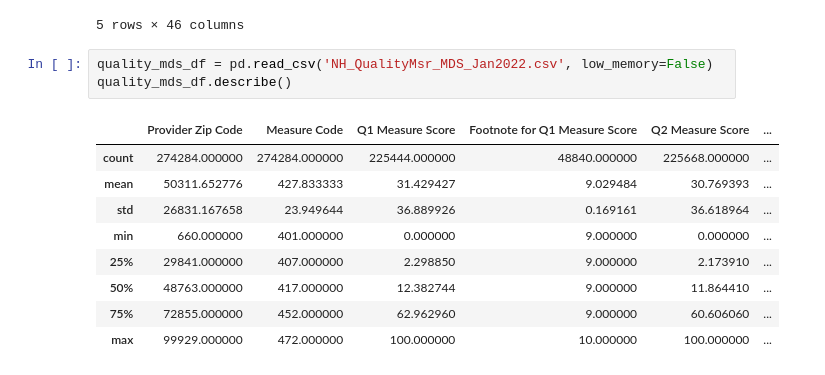
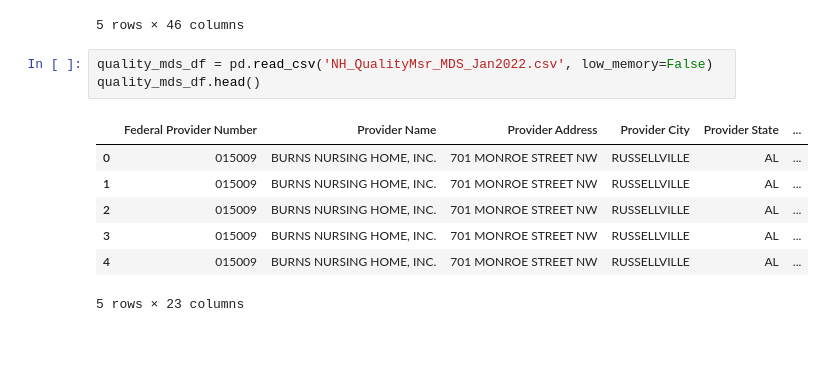
Before and after one commit to schledererj/cs6340-final-project, a Jupyter notebook: jim_sandbox.ipynb, the cells around one changed output. Saved outputs shown, nothing was run; the diff lists cells and outputs as text; blank space fills up the shorter version.

```diff
--- a/jim_sandbox.ipynb
+++ b/jim_sandbox.ipynb
@@ -34,14 +34,12 @@ state_averages_df.head()
 5 rows × 46 columns
 # %%
 quality_mds_df = pd.read_csv('NH_QualityMsr_MDS_Jan2022.csv', low_memory=False)
-quality_mds_df.describe()
+quality_mds_df.head()
 # %% [output]
-|  | Provider Zip Code | Measure Code | Q1 Measure Score | Footnote for Q1 Measure Score | Q2 Measure Score | ... |
-| count | 274284.000000 | 274284.000000 | 225444.000000 | 48840.000000 | 225668.000000 | ... |
-| mean | 50311.652776 | 427.833333 | 31.429427 | 9.029484 | 30.769393 | ... |
-| std | 26831.167658 | 23.949644 | 36.889926 | 0.169161 | 36.618964 | ... |
-| min | 660.000000 | 401.000000 | 0.000000 | 9.000000 | 0.000000 | ... |
-| 25% | 29841.000000 | 407.000000 | 2.298850 | 9.000000 | 2.173910 | ... |
-| 50% | 48763.000000 | 417.000000 | 12.382744 | 9.000000 | 11.864410 | ... |
-| 75% | 72855.000000 | 452.000000 | 62.962960 | 9.000000 | 60.606060 | ... |
-| max | 99929.000000 | 472.000000 | 100.000000 | 10.000000 | 100.000000 | ... |
+|  | Federal Provider Number | Provider Name | Provider Address | Provider City | Provider State | ... |
+| 0 | 015009 | BURNS NURSING HOME, INC. | 701 MONROE STREET NW | RUSSELLVILLE | AL | ... |
+| 1 | 015009 | BURNS NURSING HOME, INC. | 701 MONROE STREET NW | RUSSELLVILLE | AL | ... |
+| 2 | 015009 | BURNS NURSING HOME, INC. | 701 MONROE STREET NW | RUSSELLVILLE | AL | ... |
+| 3 | 015009 | BURNS NURSING HOME, INC. | 701 MONROE STREET NW | RUSSELLVILLE | AL | ... |
+| 4 | 015009 | BURNS NURSING HOME, INC. | 701 MONROE STREET NW | RUSSELLVILLE | AL | ... |
+5 rows × 23 columns
```
Also changed, not shown: parts of 1 cell of this notebook.
